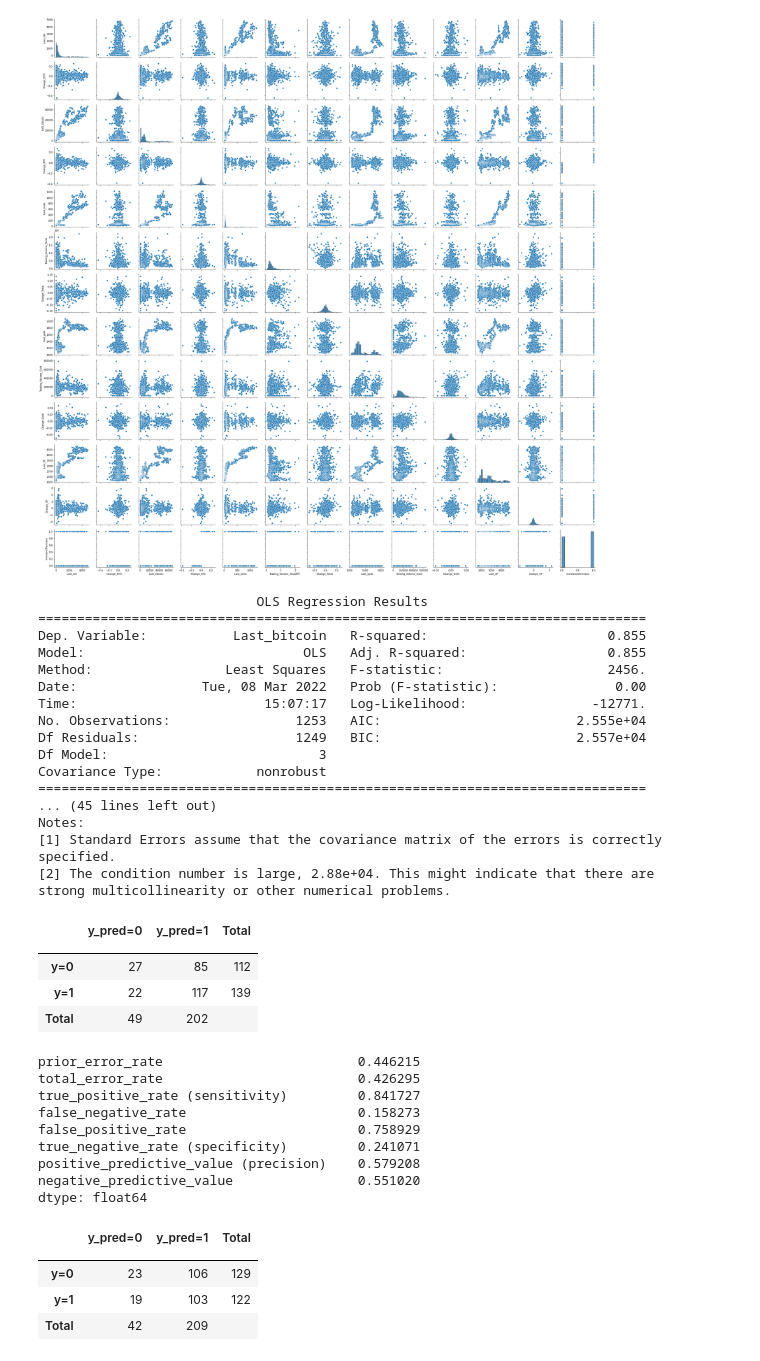
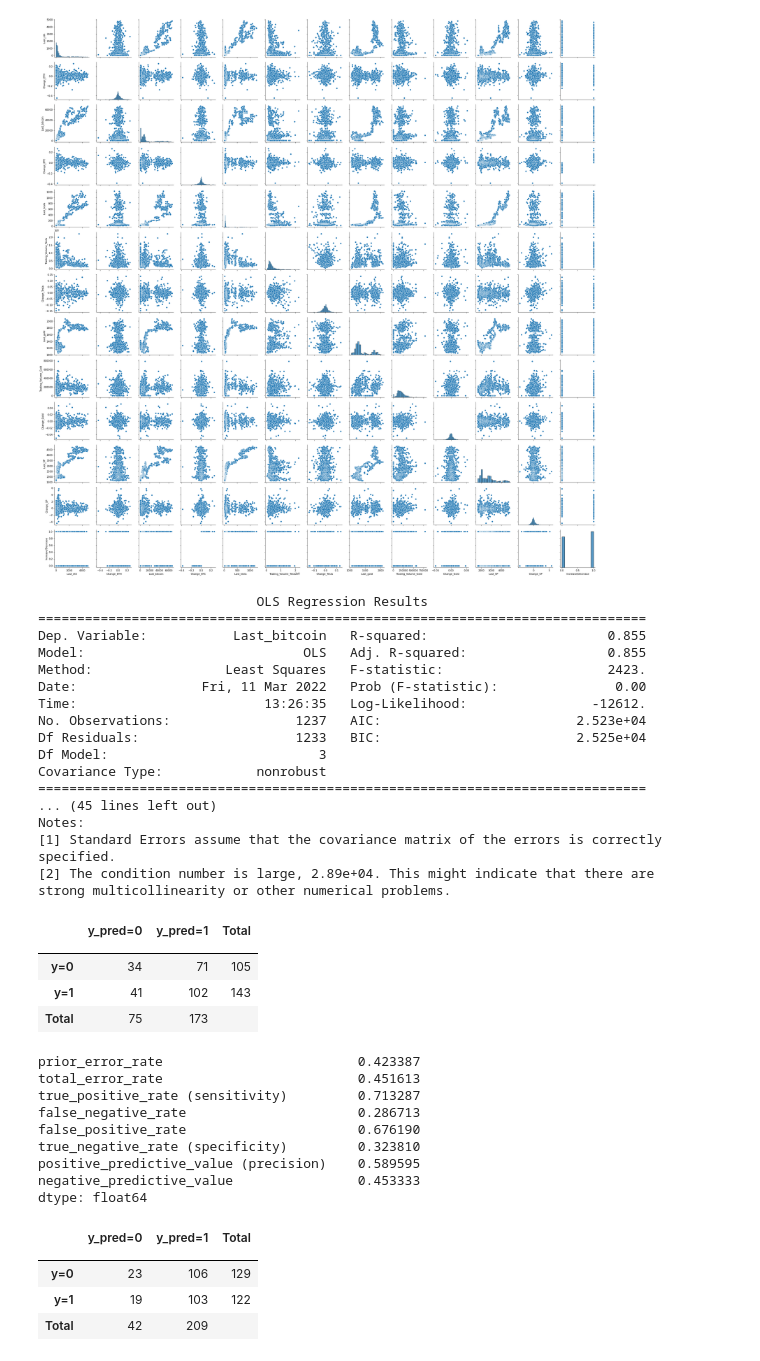
Before and after one commit to RojaReddy329/MachineLearningProject, a Jupyter notebook: ProjectNotebook.ipynb, the cells around one changed output. Cells and saved outputs as stored; diff of their text form; code cells hidden in the pictures.

```diff
--- a/ProjectNotebook.ipynb
+++ b/ProjectNotebook.ipynb
@@ -108,7 +108,7 @@ crypto = crypto.join(gold_df['Change_Gold'])
 crypto = crypto.join(sp_df['Last_SP'])
 crypto = crypto.join(sp_df['Change_SP'])
 
-
+crypto = crypto.replace([np.inf, -np.inf], np.nan)
 crypto = crypto.dropna()
 crypto
 
@@ -179,18 +179,18 @@ print(model_fit_eth.summary())
 ==============================================================================
 Dep. Variable:           Last_bitcoin   R-squared:                       0.855
 Model:                            OLS   Adj. R-squared:                  0.855
-Method:                 Least Squares   F-statistic:                     2456.
-Date:                Tue, 08 Mar 2022   Prob (F-statistic):               0.00
-Time:                        15:07:17   Log-Likelihood:                -12771.
-No. Observations:                1253   AIC:                         2.555e+04
-Df Residuals:                    1249   BIC:                         2.557e+04
+Method:                 Least Squares   F-statistic:                     2423.
+Date:                Fri, 11 Mar 2022   Prob (F-statistic):               0.00
+Time:                        13:26:35   Log-Likelihood:                -12612.
+No. Observations:                1237   AIC:                         2.523e+04
+Df Residuals:                    1233   BIC:                         2.525e+04
 Df Model:                           3
 Covariance Type:            nonrobust
 ==============================================================================
 ... (45 lines left out)
 Notes:
 [1] Standard Errors assume that the covariance matrix of the errors is correctly specified.
-[2] The condition number is large, 2.88e+04. This might indicate that there are
+[2] The condition number is large, 2.89e+04. This might indicate that there are
 strong multicollinearity or other numerical problems.
 # %%
 def positive_observations(y):
@@ -247,46 +247,46 @@ def classifier_stats(confusion_mtx):
 # %%
 #QDA
 
 
 crypto['Change_SP'] = crypto['Change_SP'].astype('float32')
 
-x = crypto[['Last_tesla','Change_Tesla','Last_gold','Change_Gold','Last_SP']]
+x = crypto[['Last_tesla','Change_Tesla','Last_gold','Change_Gold','Last_SP','Change_SP']]
 y = crypto['Increase/Decrease']
 x_train,x_test,y_train,y_test=train_test_split(x,y,test_size=0.2)
 x_train_1 = np.array(x_train)
 y_train_1 = np.array(y_train)
 
 #print(np.isnan(x_train_1).any())
 
-x_train_1 = np.nan_to_num(x_train_1)
+#x_train_1 = np.nan_to_num(x_train_1)
 
 
 # Fit model
 qda_fit = QuadraticDiscriminantAnalysis()
 model_qda = qda_fit.fit(x_train_1, y_train_1)
 y_pred_qda = model_qda.predict(x_test)
 
 y_pred_qda
 
 confusion_mtx = confusion_matrix(y_test, y_pred_qda)
 display(confusion_table(confusion_mtx))
 
 qda_stats = classifier_stats(confusion_mtx)
 qda_stats
 # %% [output]
 |  | y_pred=0 | y_pred=1 | Total |
 |  |  |  |  |
-| y=0 | 27 | 85 | 112 |
-| y=1 | 22 | 117 | 139 |
-| Total | 49 | 202 |  |
+| y=0 | 34 | 71 | 105 |
+| y=1 | 41 | 102 | 143 |
+| Total | 75 | 173 |  |
-prior_error_rate                         0.446215
-total_error_rate                         0.426295
-true_positive_rate (sensitivity)         0.841727
-false_negative_rate                      0.158273
-false_positive_rate                      0.758929
-true_negative_rate (specificity)         0.241071
-positive_predictive_value (precision)    0.579208
-negative_predictive_value                0.551020
+prior_error_rate                         0.423387
+total_error_rate                         0.451613
+true_positive_rate (sensitivity)         0.713287
+false_negative_rate                      0.286713
+false_positive_rate                      0.676190
+true_negative_rate (specificity)         0.323810
+positive_predictive_value (precision)    0.589595
+negative_predictive_value                0.453333
 dtype: float64
 # %%
 #model k=3
```
Also changed, not shown: parts of 1 cell of this notebook, 1 other file.
